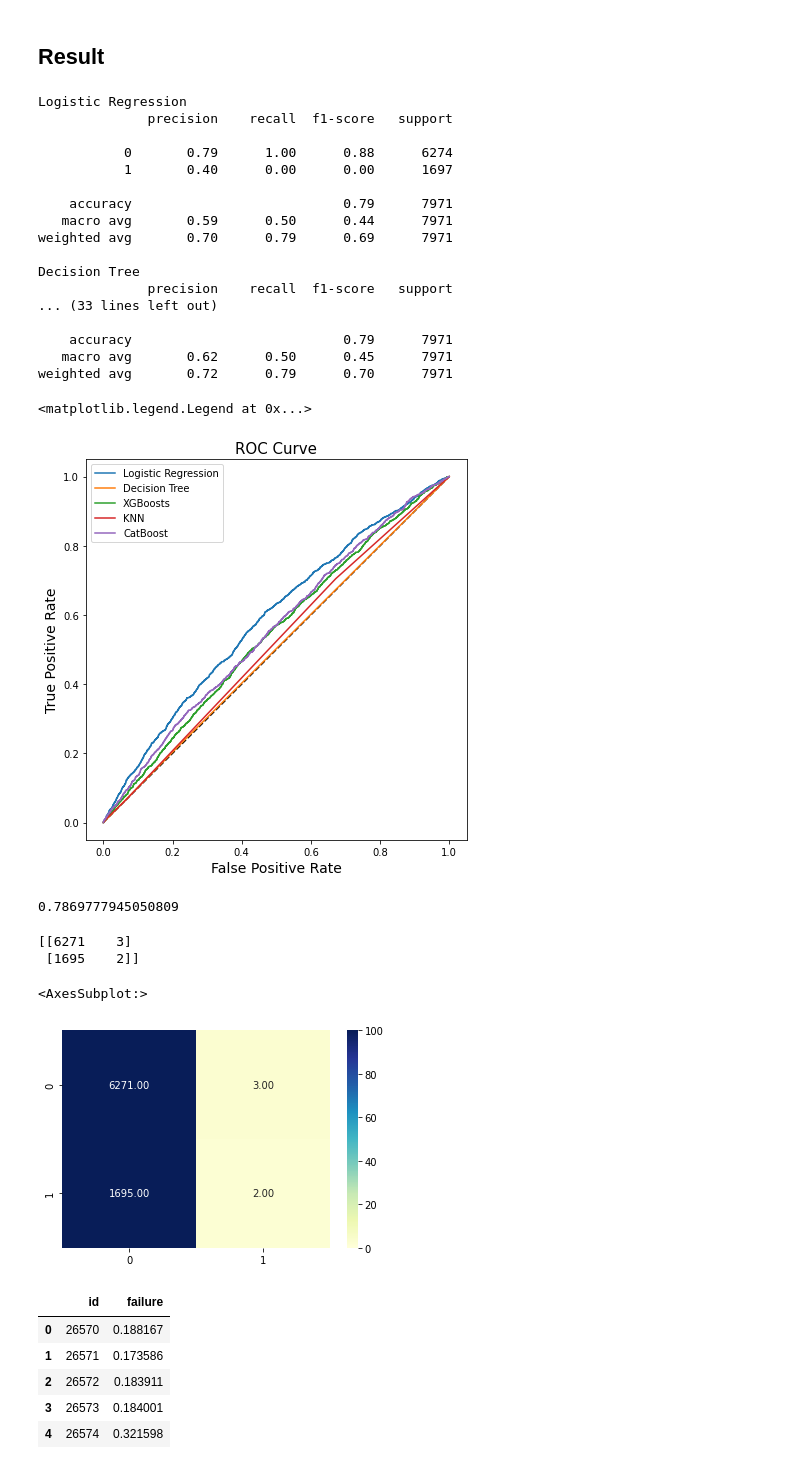
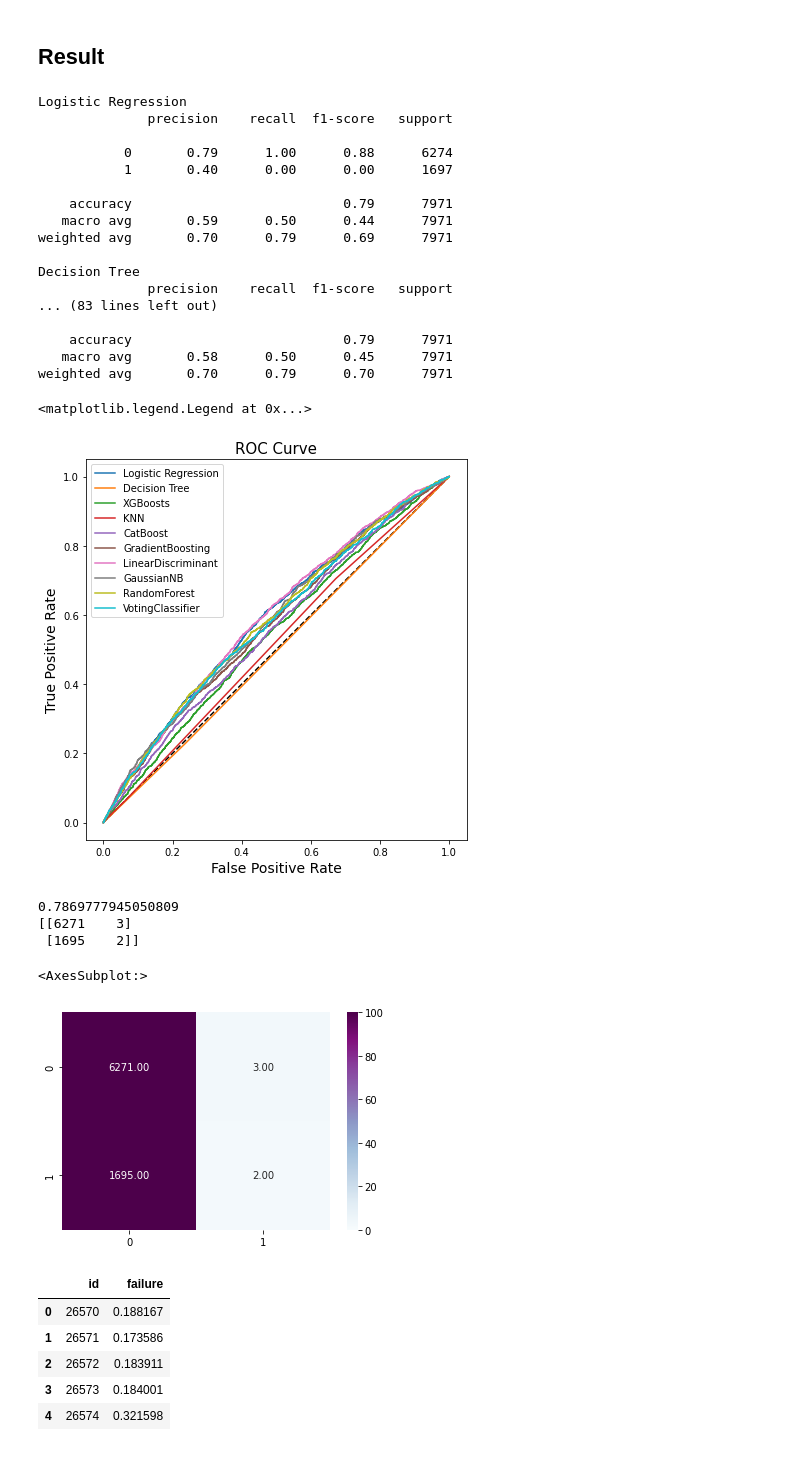
Before and after one commit to whehdwns/Kaggle_competition, a Jupyter notebook: Tabular_Playground_Aug_22/tps-aug-2022.ipynb, the cells around one changed output. Saved outputs shown, nothing was run; the diff lists cells and outputs as text; code cells hidden in the pictures.

```diff
--- a/Tabular_Playground_Aug_22/tps-aug-2022.ipynb
+++ b/Tabular_Playground_Aug_22/tps-aug-2022.ipynb
@@ -350,6 +441,21 @@ print(classification_report(y_test,pred_knn))
 
 print('CatBoost')
 print(classification_report(y_test,pred_catboost))
+
+print('GradientBoosting')
+print(classification_report(y_test,pred_gbdt))
+
+print('LinearDiscriminant')
+print(classification_report(y_test,pred_lda))
+
+print('GaussianNB')
+print(classification_report(y_test,pred_gnb))
+
+print('Random Forest')
+print(classification_report(y_test,pred_rfc))
+
+print('Voting Classifier')
+print(classification_report(y_test,pred_vtc))
 # %% [output]
 Logistic Regression
               precision    recall  f1-score   support
@@ -363,11 +469,11 @@ weighted avg       0.70      0.79      0.69      7971
 
 Decision Tree
               precision    recall  f1-score   support
-... (33 lines left out)
+... (83 lines left out)
 
     accuracy                           0.79      7971
-   macro avg       0.62      0.50      0.45      7971
-weighted avg       0.72      0.79      0.70      7971
+   macro avg       0.58      0.50      0.45      7971
+weighted avg       0.70      0.79      0.70      7971
 # %%
 from sklearn.metrics import roc_curve, roc_auc_score
 
@@ -395,31 +501,50 @@ model_catboost_proba=model_catboost.predict_proba(X_test)[:,1]
 fpr, tpr, thresholds  = roc_curve(y_test,model_catboost_proba)
 plt.plot(fpr, tpr, label='CatBoost')
 
+model_gbdt_proba=model_gbdt.predict_proba(X_test)[:,1]
+fpr, tpr, thresholds  = roc_curve(y_test,model_gbdt_proba)
+plt.plot(fpr, tpr, label='GradientBoosting')
+
+model_lda_proba=model_lda.predict_proba(X_test)[:,1]
+fpr, tpr, thresholds  = roc_curve(y_test,model_lda_proba)
+plt.plot(fpr, tpr, label='LinearDiscriminant')
+
+model_gnb_proba=model_gnb.predict_proba(X_test)[:,1]
+fpr, tpr, thresholds  = roc_curve(y_test,model_gnb_proba)
+plt.plot(fpr, tpr, label='GaussianNB')
+
+model_rfc_proba=model_rfc.predict_proba(X_test)[:,1]
+fpr, tpr, thresholds  = roc_curve(y_test,model_rfc_proba)
+plt.plot(fpr, tpr, label='RandomForest')
+
+model_vtc_proba=model_vtc.predict_proba(X_test)[:,1]
+fpr, tpr, thresholds  = roc_curve(y_test,model_vtc_proba)
+plt.plot(fpr, tpr, label='VotingClassifier')
+
+
 plt.xlabel('False Positive Rate',fontsize=14)
 plt.ylabel('True Positive Rate',fontsize=14)
 plt.title('ROC Curve',fontsize=15)
 plt.legend()
 # %% [output]
 <matplotlib.legend.Legend at 0x...>
-[figure, old version]
+[figure, new version]
 # %%
 from sklearn.metrics import accuracy_score
-accuracy_score(y_test, pred_log)
+from sklearn.metrics import cluster
+
+print(accuracy_score(y_test, pred_log))
+log_table = cluster.contingency_matrix(y_test, pred_log)
+print(log_table)
 # %% [output]
 0.7869777945050809
+[[6271    3]
+ [1695    2]]
-# %%
-from sklearn.metrics import cluster
-
-log_table = cluster.contingency_matrix(y_test, pred_log)
-print(log_table)
-# %% [output]
-[[6271    3]
- [1695    2]]
 # %%
-sns.heatmap(log_table, annot=True, fmt='.2f', cmap="YlGnBu", vmin=0.0, vmax=100.0)
+sns.heatmap(log_table, annot=True, fmt='.2f',cmap="BuPu", vmin=0.0, vmax=100.0)
 # %% [output]
 <AxesSubplot:>
-[figure, old version]
+[figure, new version]
 # %%
 log_prediction = model_log.predict_proba(test_df)[:,1]
 
```
Also changed, not shown: parts of 14 cells of this notebook.
